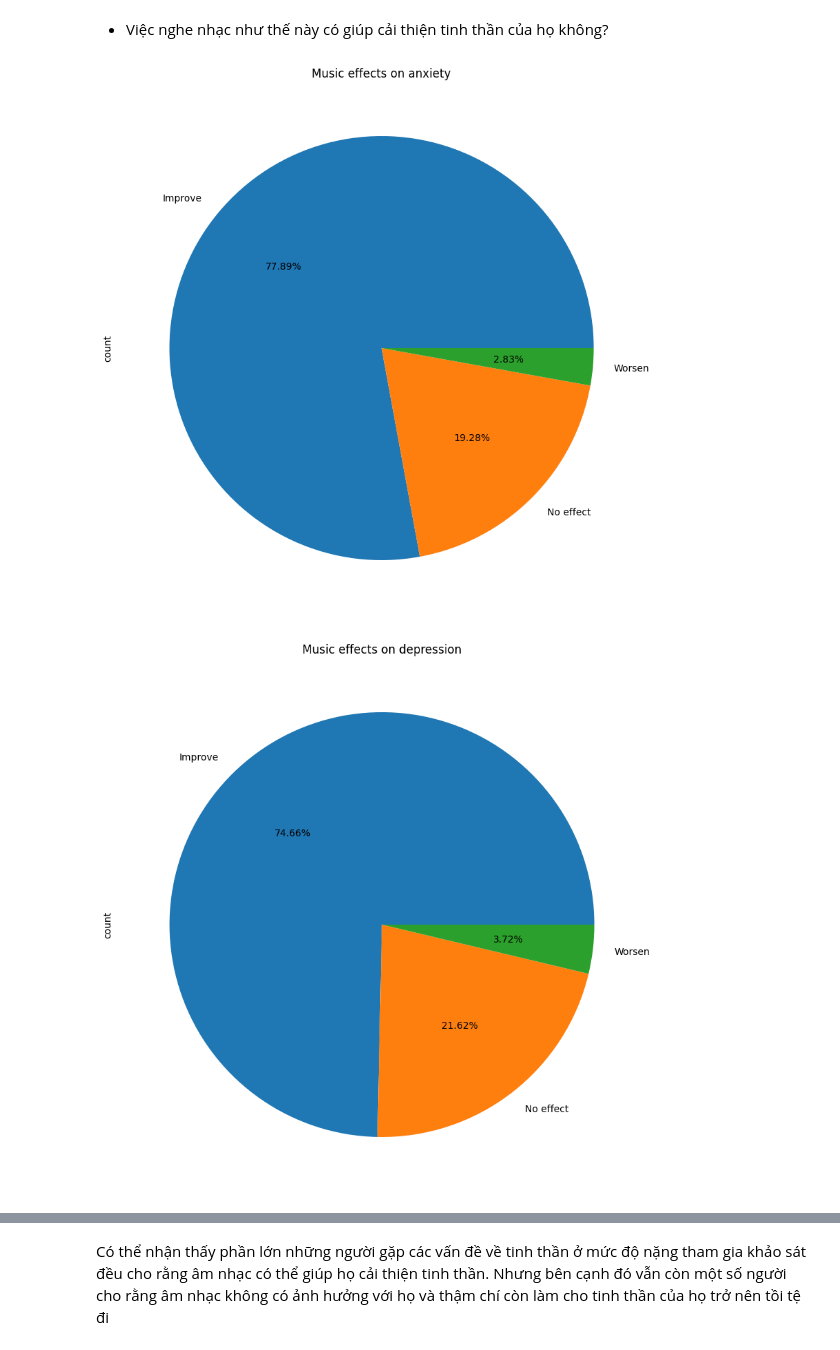
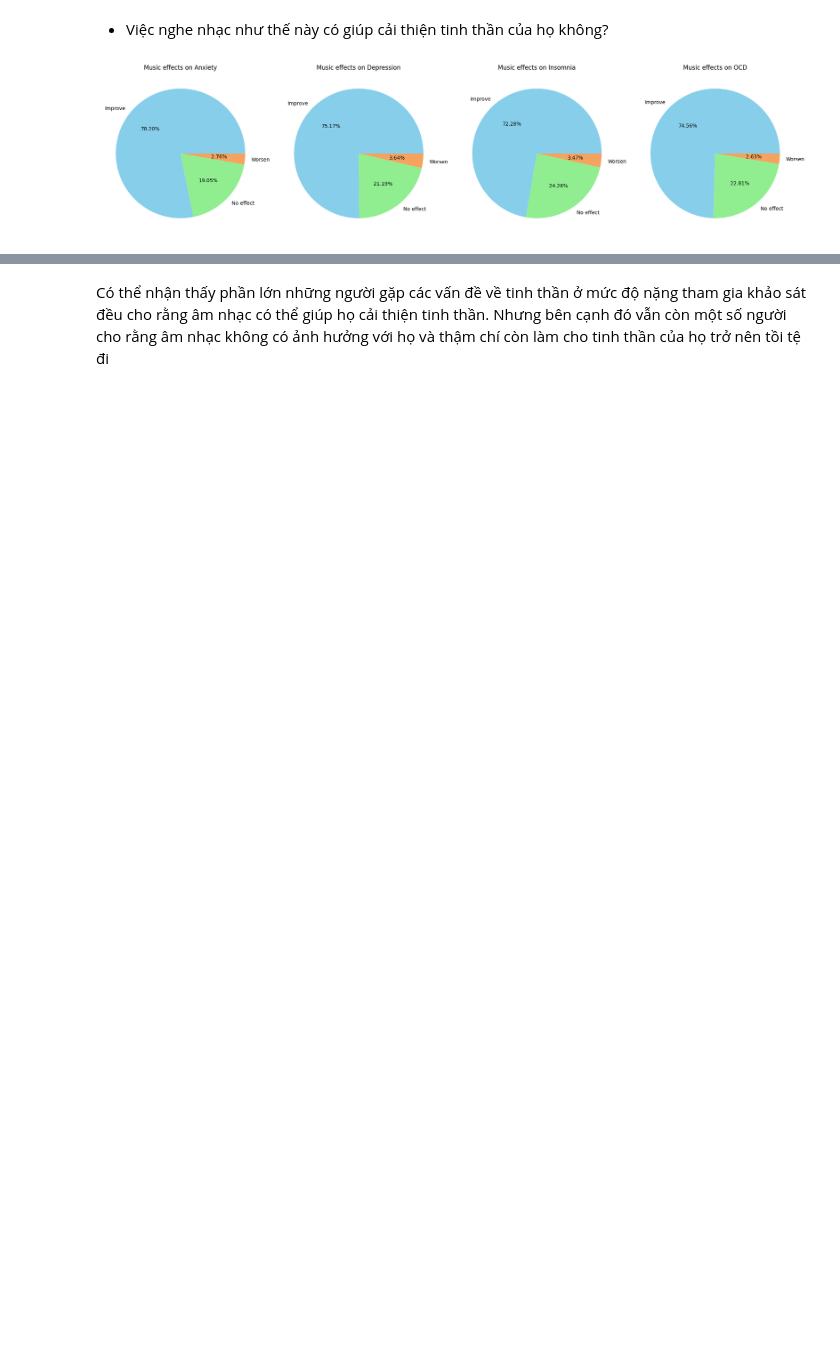
Before and after one commit to HungLVT/DS, a Jupyter notebook: 4.0-questions-and-answers.ipynb, the cells around one changed output, grey strips where cells are left out. Drawn from its saved outputs; the diff is of its cells as text; code cells hidden in the pictures; blank space fills up the shorter version.

```diff
--- a/4.0-questions-and-answers.ipynb
+++ b/4.0-questions-and-answers.ipynb
@@ -41,0 +74,7 @@ Trung bình số giờ nghe nhạc của một người trong bài khảo sát l
+# %%
+# Lọc những người tham gia khảo sát có điểm trên 5 ở các trường Anxiety, Depression, Insomnia, OCD
+custom_colormap = ['skyblue', 'lightgreen', 'sandybrown', 'salmon']
+df_anxiety = df[df['Anxiety'] > 5]
+df_depression = df[df['Depression'] > 5]
+df_insomnia = df[df['Insomnia'] > 5]
+df_ocd = df[df['OCD'] > 5]
@@ -89,25 +265,29 @@ plt.show()
 # %%
 df_axiety_effect = df_anxiety['Music effects'].value_counts()
 df_depression_effect = df_depression['Music effects'].value_counts()
 df_insomnia_effect = df_insomnia['Music effects'].value_counts()
 df_ocd_effect = df_ocd['Music effects'].value_counts()
-#vẽ biểu đồ tròn tác động của nhạc đến tâm trạng của từng nhóm người trên
-#Anxiety
-df_axiety_effect.plot(kind = 'pie', autopct = '%.2f%%', figsize = (10, 10))
-plt.title('Music effects on anxiety')
+
+
+fig, axes = plt.subplots(1, 4, figsize=(20, 5))  # 1 hàng, 4 cột
+
+# Biểu đồ tròn cho Anxiety
+df_axiety_effect.plot(kind='pie', autopct='%.2f%%', ax=axes[0], title='Music effects on Anxiety', colors=custom_colormap)
+axes[0].set_ylabel('')
+
+# Biểu đồ tròn cho Depression
+df_depression_effect.plot(kind='pie', autopct='%.2f%%', ax=axes[1], title='Music effects on Depression', colors=custom_colormap)
+axes[1].set_ylabel('')
+
+# Biểu đồ tròn cho Insomnia
+df_insomnia_effect.plot(kind='pie', autopct='%.2f%%', ax=axes[2], title='Music effects on Insomnia', colors=custom_colormap)
+axes[2].set_ylabel('')
+
+# Biểu đồ tròn cho OCD
+df_ocd_effect.plot(kind='pie', autopct='%.2f%%', ax=axes[3], title='Music effects on OCD', colors=custom_colormap)
+axes[3].set_ylabel('')
+
+plt.tight_layout()
 plt.show()
-#Depression
-df_depression_effect.plot(kind = 'pie', autopct = '%.2f%%', figsize = (10, 10))
-plt.title('Music effects on depression')
-plt.show()
-#Insomnia
-df_insomnia_effect.plot(kind = 'pie', autopct = '%.2f%%', figsize = (10, 10))
-plt.title('Music effects on insomnia')
-plt.show()
-#OCD
-df_ocd_effect.plot(kind = 'pie', autopct = '%.2f%%', figsize = (10, 10))
-plt.title('Music effects on OCD')
-plt.show()
 # %% [output]
-[figure, old version]
+[figure, new version]
-[figure, removed]
```
Also changed, not shown: parts of 19 cells of this notebook.
